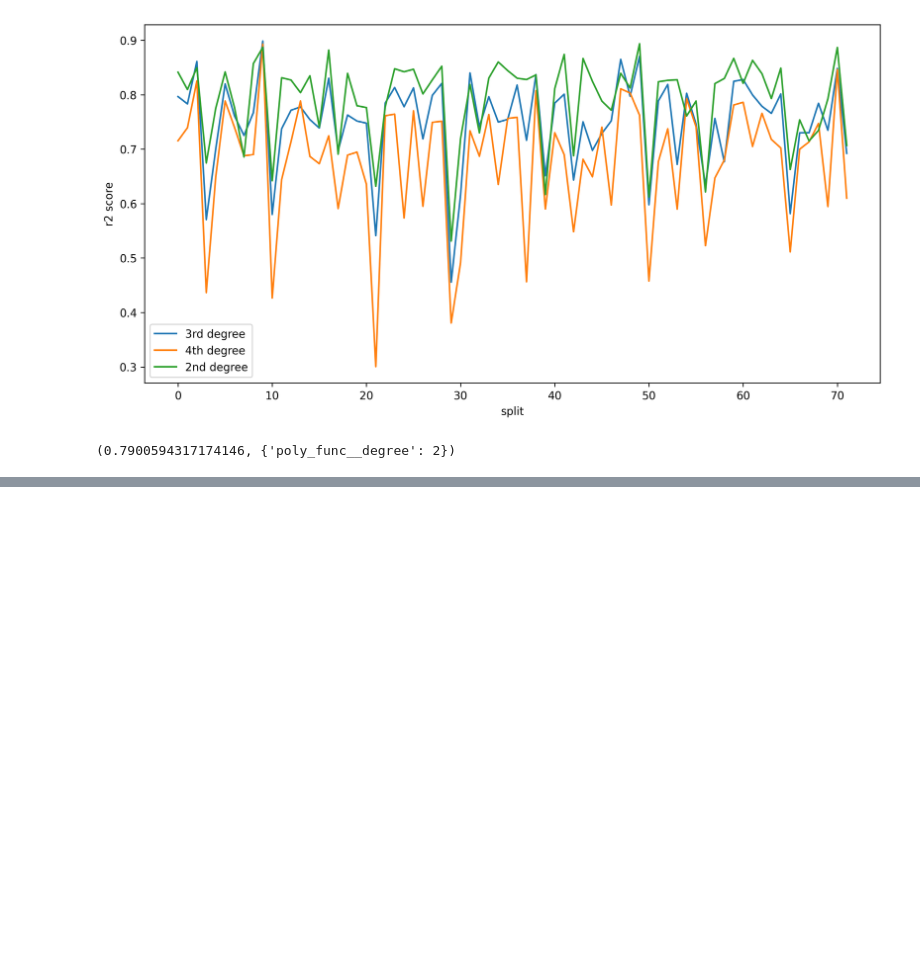
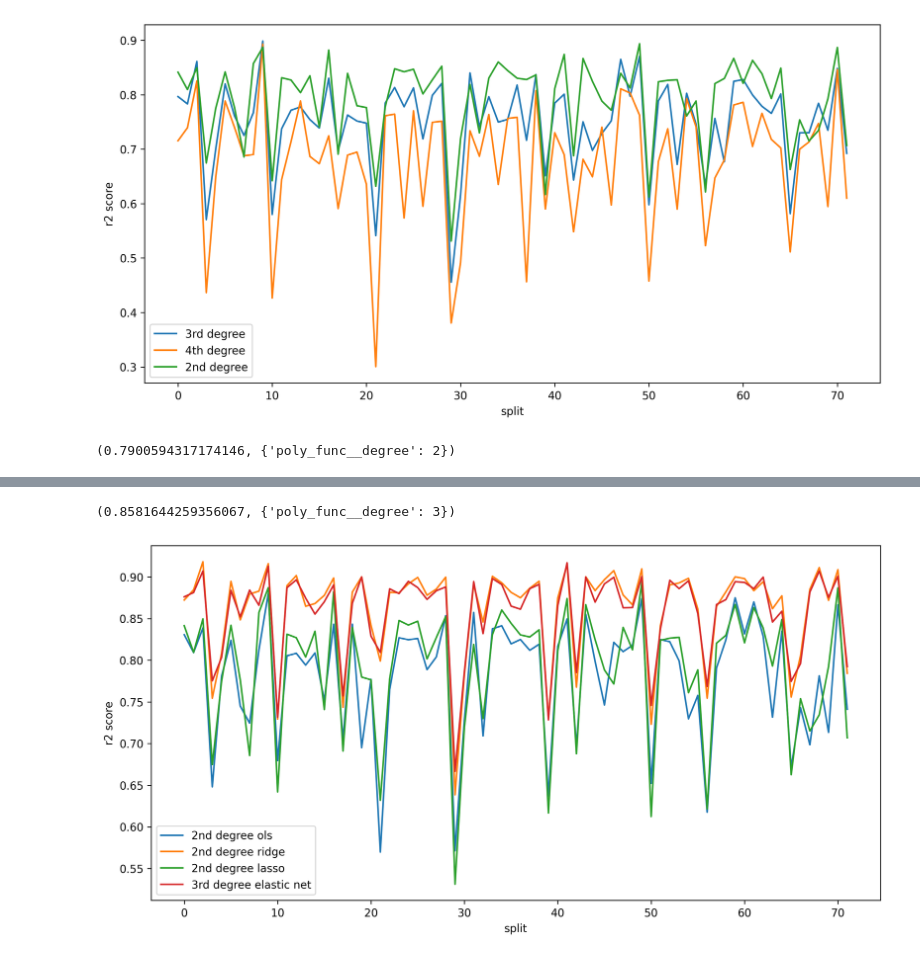
Before and after one commit to ashen007/HousePricePrediction, a Jupyter notebook: model/poly models.ipynb, the cells around one changed output, grey strips where cells are left out. Cells and saved outputs as stored; diff of their text form; code cells hidden in the pictures; blank space fills up the shorter version.

```diff
--- a/model/poly models.ipynb
+++ b/model/poly models.ipynb
@@ -339,0 +382,32 @@ plt.show()
+# %%
+gs_elasticNet.best_score_, gs_elasticNet.best_params_
+# %% [output]
+(0.8581644259356067, {'poly_func__degree': 3})
+# %%
+plt.figure(figsize=[12, 6], dpi=300)
+sns.lineplot(
+    x=list(range(72)),
+    y=pd.DataFrame(gs_ols.cv_results_).loc[0, 'split0_test_r2': 'split71_test_r2'],
+    label='2nd degree ols'
+)
+sns.lineplot(
+    x=list(range(72)),
+    y=pd.DataFrame(gs_ridge.cv_results_).loc[0, 'split0_test_r2': 'split71_test_r2'],
+    label='2nd degree ridge'
+)
+sns.lineplot(
+    x=list(range(72)),
+    y=pd.DataFrame(gs_lasso.cv_results_).loc[0, 'split0_test_r2': 'split71_test_r2'],
+    label='2nd degree lasso'
+)
+sns.lineplot(
+    x=list(range(72)),
+    y=pd.DataFrame(gs_elasticNet.cv_results_).loc[1, 'split0_test_r2': 'split71_test_r2'],
+    label='3rd degree elastic net'
+)
+plt.legend()
+plt.xlabel('split')
+plt.ylabel('r2 score')
+plt.show()
+# %% [output]
+[figure, added]
```
Also changed, not shown: parts of 3 cells of this notebook.
